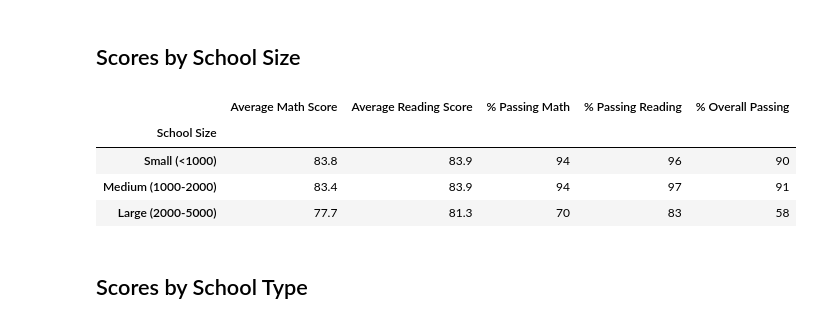
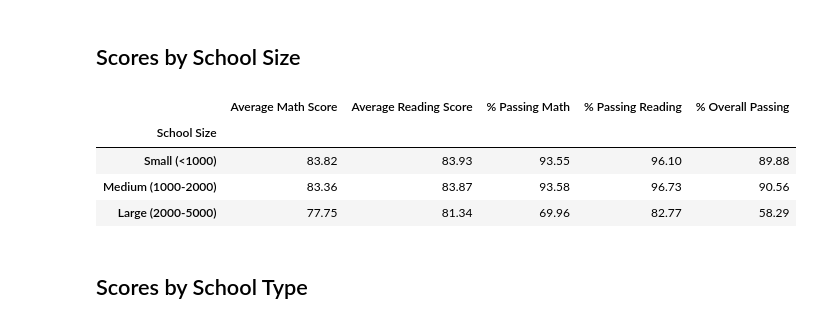
Before and after one commit to skanab/School_District_Analysis, a Jupyter notebook: PyCitySchools_Challenge.ipynb, the cells around one changed output. Saved outputs shown, nothing was run; the diff lists cells and outputs as text; code cells hidden in the pictures.

```diff
--- a/PyCitySchools_Challenge.ipynb
+++ b/PyCitySchools_Challenge.ipynb
@@ -455,18 +455,18 @@ size_summary_df = pd.DataFrame({
           "% Overall Passing": size_overall_passing})
 # %%
 # Format the DataFrame
-size_summary_df["Average Math Score"] = size_summary_df["Average Math Score"].map("{:.1f}".format)
-size_summary_df["Average Reading Score"] = size_summary_df["Average Reading Score"].map("{:.1f}".format)
-size_summary_df["% Passing Math"] = size_summary_df["% Passing Math"].map("{:.0f}".format)
-size_summary_df["% Passing Reading"] = size_summary_df["% Passing Reading"].map("{:.0f}".format)
-size_summary_df["% Overall Passing"] = size_summary_df["% Overall Passing"].map("{:.0f}".format)
+size_summary_df["Average Math Score"] = size_summary_df["Average Math Score"].map("{:.2f}".format)
+size_summary_df["Average Reading Score"] = size_summary_df["Average Reading Score"].map("{:.2f}".format)
+size_summary_df["% Passing Math"] = size_summary_df["% Passing Math"].map("{:.2f}".format)
+size_summary_df["% Passing Reading"] = size_summary_df["% Passing Reading"].map("{:.2f}".format)
+size_summary_df["% Overall Passing"] = size_summary_df["% Overall Passing"].map("{:.2f}".format)
 size_summary_df
 # %% [output]
 |  | Average Math Score | Average Reading Score | % Passing Math | % Passing Reading | % Overall Passing |
 | School Size |  |  |  |  |  |
-| Small (<1000) | 83.8 | 83.9 | 94 | 96 | 90 |
-| Medium (1000-2000) | 83.4 | 83.9 | 94 | 97 | 91 |
-| Large (2000-5000) | 77.7 | 81.3 | 70 | 83 | 58 |
+| Small (<1000) | 83.82 | 83.93 | 93.55 | 96.10 | 89.88 |
+| Medium (1000-2000) | 83.36 | 83.87 | 93.58 | 96.73 | 90.56 |
+| Large (2000-5000) | 77.75 | 81.34 | 69.96 | 82.77 | 58.29 |
 # %% [markdown]
 ## Scores by School Type
 # %%
```
Also changed, not shown: 4 other files.
